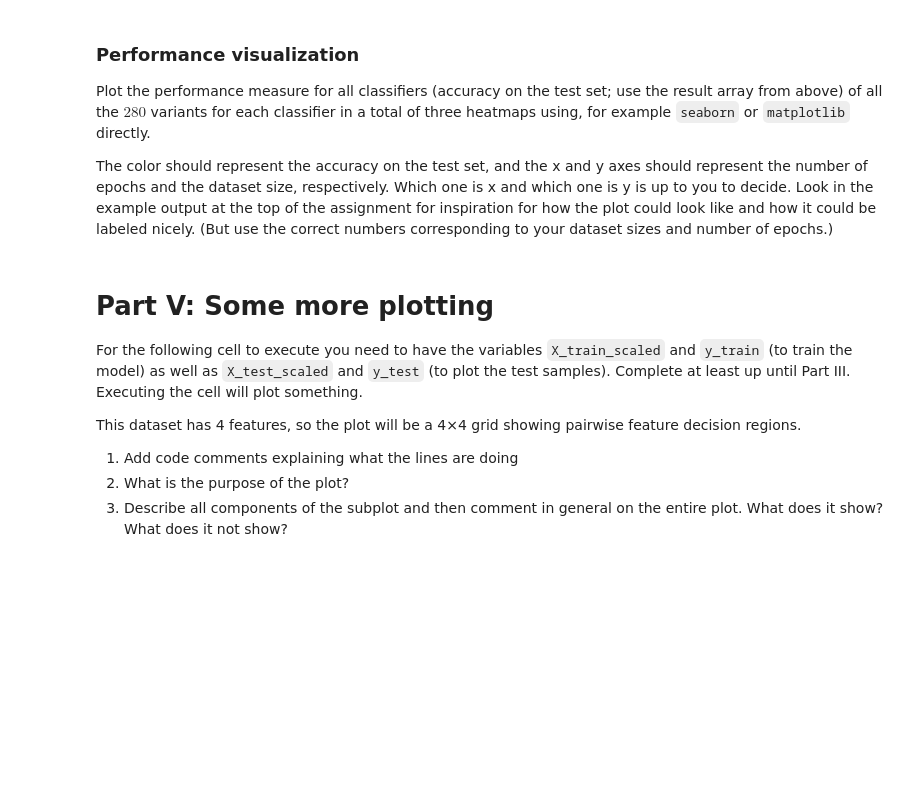
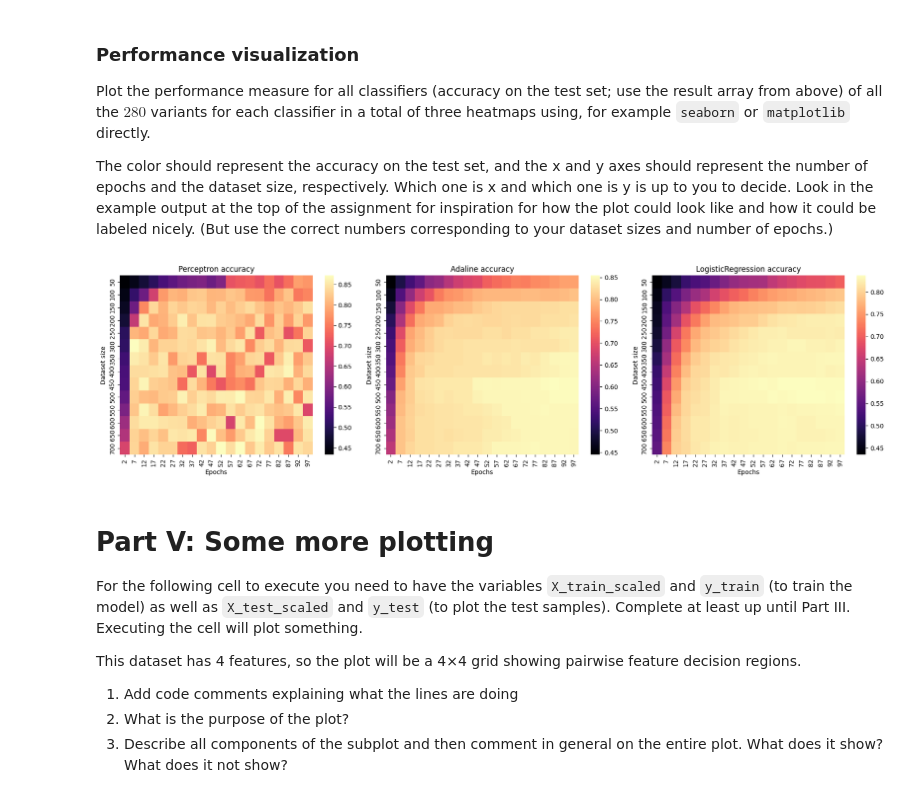
Before and after one commit to B-rage04/DAT200G4, a Jupyter notebook: CA02_dat200_26H/CA2_DAT200_26H.ipynb, the cells around one changed output. Drawn from its saved outputs; the diff is of its cells as text; code cells hidden in the pictures; blank space fills up the shorter version.

```diff
--- a/CA02_dat200_26H/CA2_DAT200_26H.ipynb
+++ b/CA02_dat200_26H/CA2_DAT200_26H.ipynb
@@ -442,6 +475,33 @@ Which one is x and which one is y is up to you to decide. Look in the example ou
 # %%
 # Insert your code below
 # ======================
+
+# create a subplot for each model
+fig, axes = plt.subplots(1, 3, figsize=(18, 5))
+
+# iterate over the results from each model and plot them one by one
+for idx, clf in enumerate(classifiers.keys()):
+    accuracy_grid = results[idx]
+    ax = axes[idx]
+
+    # create the heatmap using seaborn before betraying them and plotting with matplotlibs pyplot
+    heatmap = sns.heatmap(accuracy_grid,
+                        xticklabels=epoch_counts,
+                        yticklabels=dataset_sizes,
+                        cmap="magma",
+                        ax=ax,
+                        cbar=True
+                        )
+
+    # titles
+    ax.set_xlabel("Epochs")
+    ax.set_ylabel("Dataset size")
+    ax.set_title(f"{clf} accuracy")
+
+plt.tight_layout()
+plt.show()
+# %% [output]
+[figure, added]
 # %% [markdown]
 # Part V: Some more plotting
 For the following cell to execute you need to have the variables `X_train_scaled` and `y_train` (to train the model) as well as `X_test_scaled` and `y_test` (to plot the test samples).
```
Also changed, not shown: parts of 3 cells of this notebook.
